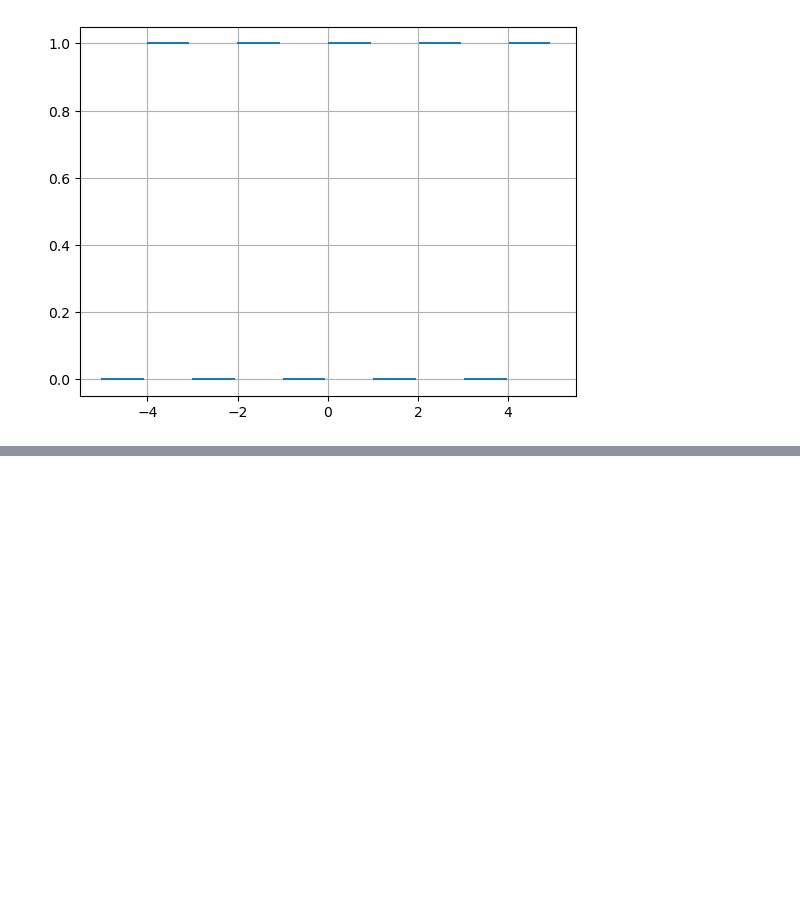
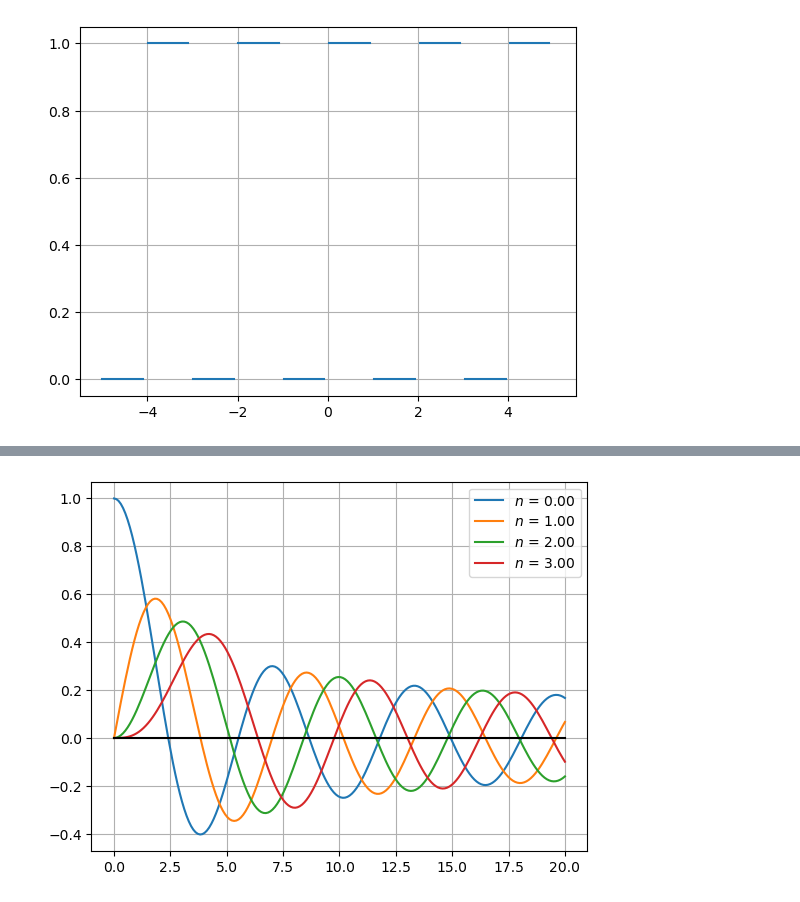
Before and after one commit to ivanraskolnikov/Fisica-Computacional-, a Jupyter notebook: PruebasPY.ipynb, the cells around one changed output, grey strips where cells are left out. Saved outputs shown, nothing was run; the diff lists cells and outputs as text; code cells hidden in the pictures; blank space fills up the shorter version.

```diff
--- a/PruebasPY.ipynb
+++ b/PruebasPY.ipynb
@@ -59,0 +126,16 @@ plt.show()
+# %%
+from scipy.special import jv
+
+n = np.array([0,1,2,3])
+x = np.linspace(0,20,200)
+y = np.zeros_like(x)
+
+for i in n:
+    j = jv(i,x)
+    plt.plot(x,j,label=r'$n$ = %2.2f' %i)
+plt.plot(x,y, color='black')
+plt.legend()
+plt.grid()
+plt.show()
+# %% [output]
+[figure, added]
```
Also changed, not shown: parts of 5 cells of this notebook.
